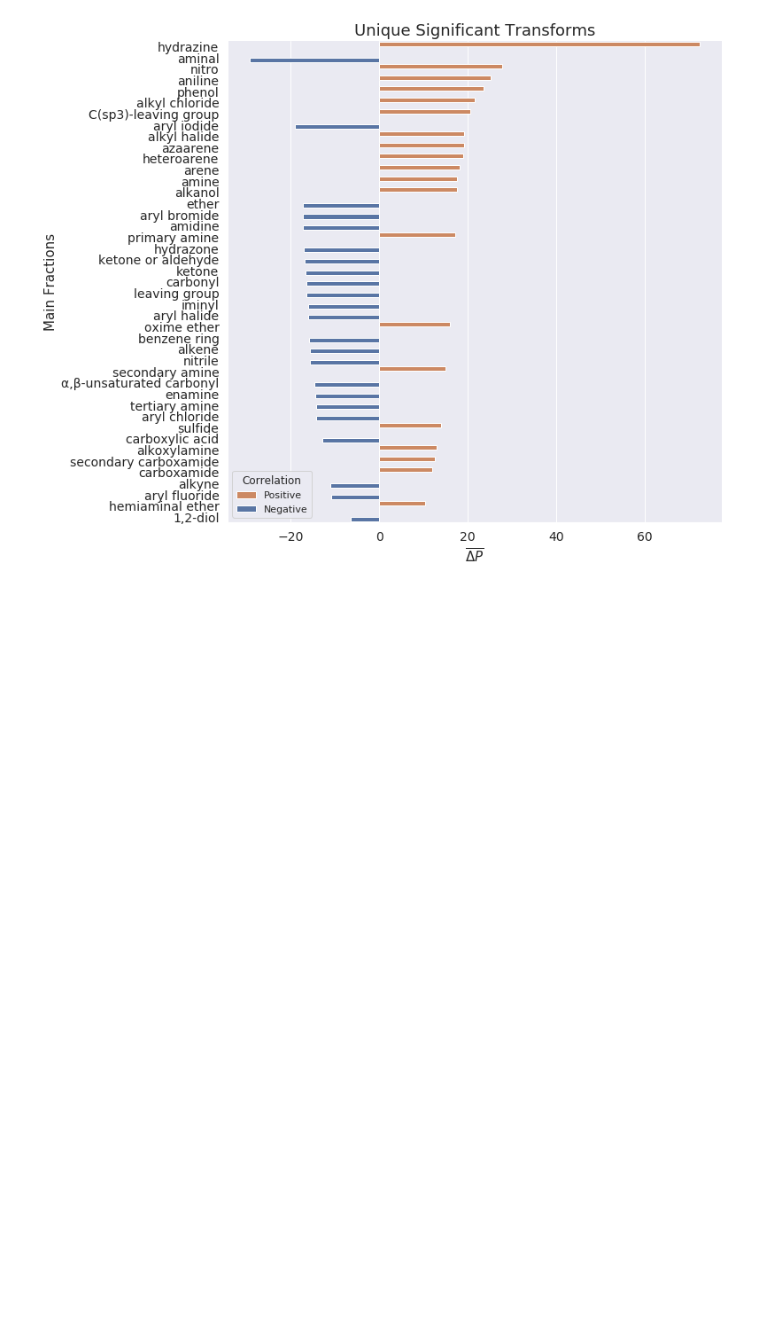
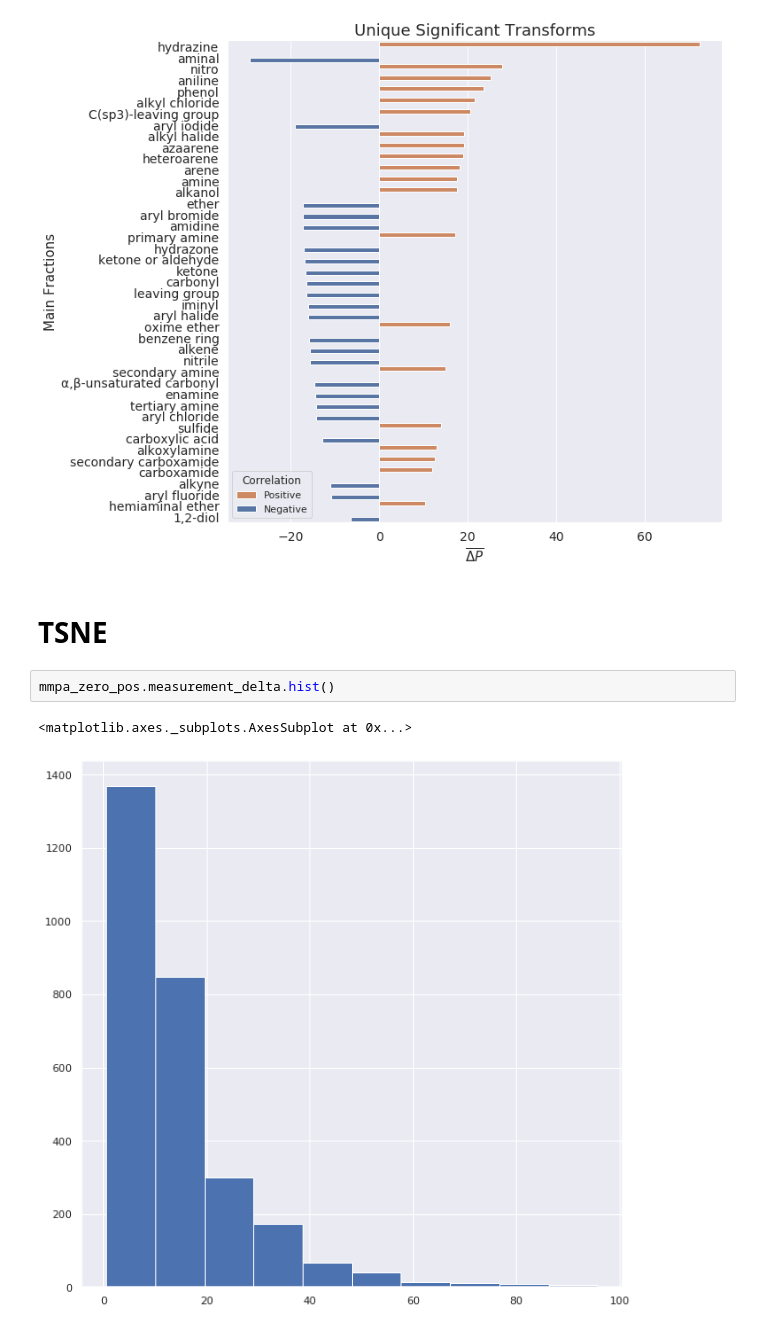
Before and after one commit to domgurvic/efflux_mmpa, a Jupyter notebook: run_mmpa_fge.ipynb, the cells around one changed output. Cells and saved outputs as stored; diff of their text form; blank space fills up the shorter version.

```diff
--- a/run_mmpa_fge.ipynb
+++ b/run_mmpa_fge.ipynb
@@ -279,3 +260,10 @@ res_neg_neg_mk4
 master_functions.plot_feats(res_neg_neg_mk4)
 # %% [output]
 [figure]
+# %% [markdown]
+# TSNE
+# %%
+mmpa_zero_pos.measurement_delta.hist()
+# %% [output]
+<matplotlib.axes._subplots.AxesSubplot at 0x...>
+[figure, added]
```
Also changed, not shown: parts of 17 cells of this notebook.
